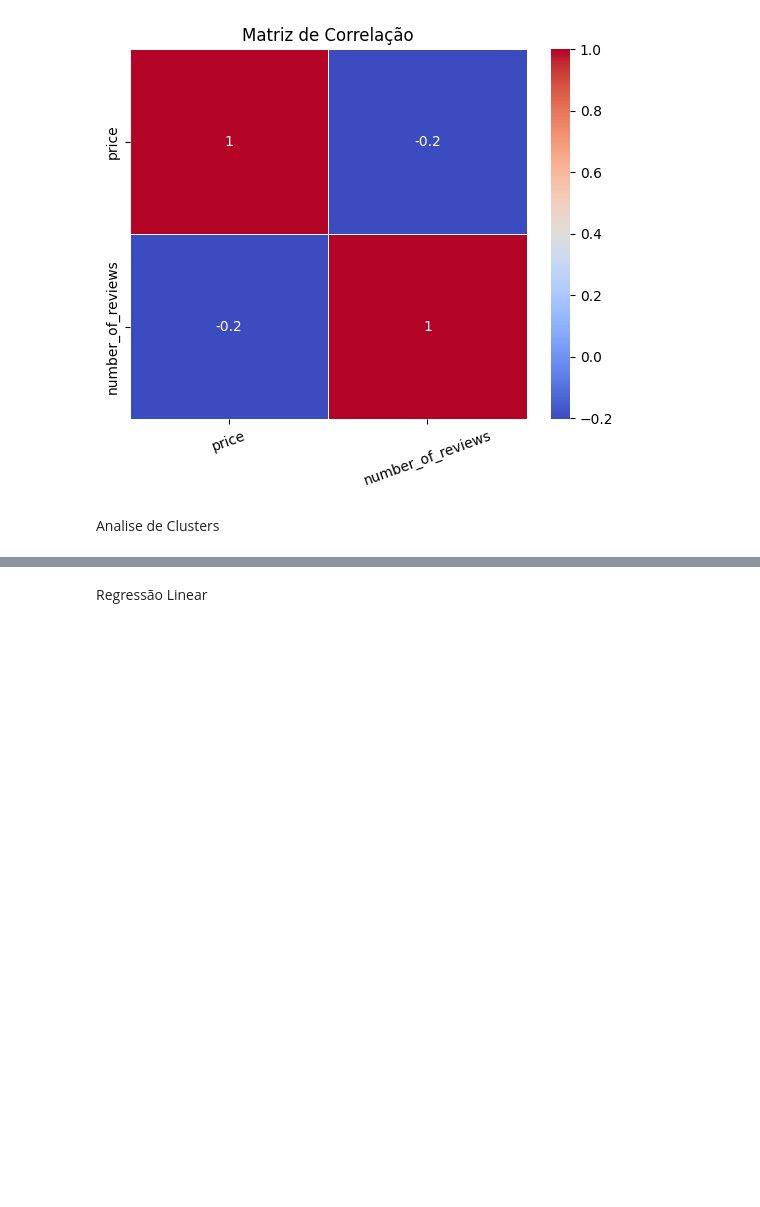
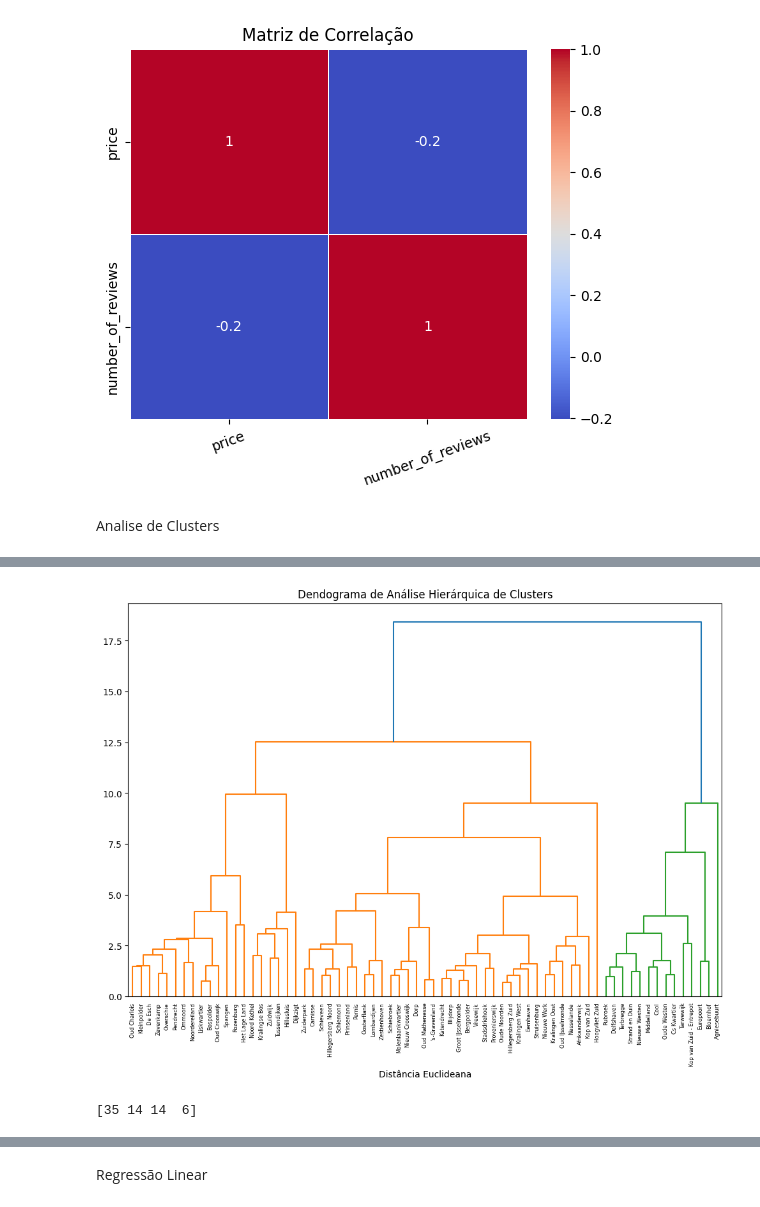
Before and after one commit to RafaelAndreRio/SAD_Trabalho_Final, a Jupyter notebook: Estudo_airbnb.ipynb, the cells around one changed output, grey strips where cells are left out. Saved outputs shown, nothing was run; the diff lists cells and outputs as text; code cells hidden in the pictures; blank space fills up the shorter version.

Commit message:
Cluster valid

```diff
--- a/Estudo_airbnb.ipynb
+++ b/Estudo_airbnb.ipynb
@@ -517,0 +594,20 @@ indicadores2022 = ODS2022.iloc[:, 4:].set_index(ODS2022['Country'])
+# %%
+# Obter a matriz de dissemelhanças
+linkage_matrix = linkage(indicadores_scaled, method='ward',metric='euclidean')
+
+# Criar o dendograma
+plt.figure(figsize=(12, 8))
+dendrogram(linkage_matrix, orientation='top', distance_sort='descending',labels=indicadores_Cluster.index,show_leaf_counts=True)
+plt.title('Dendograma de Análise Hierárquica de Clusters')
+plt.xlabel('Distância Euclideana')
+plt.show()
+# %% [output]
+[figure, added]
+# %%
+cluster_labels4 = cut_tree(linkage_matrix, n_clusters=4)
+
+cluster_labels4 = cluster_labels4.flatten() #converte a matriz de rótulos numa lista
+count= np.bincount(cluster_labels4) #conta o número de observações em cada cluster
+print(count)
+# %% [output]
+[35 14 14  6]
```
Also changed, not shown: parts of 7 cells of this notebook.
